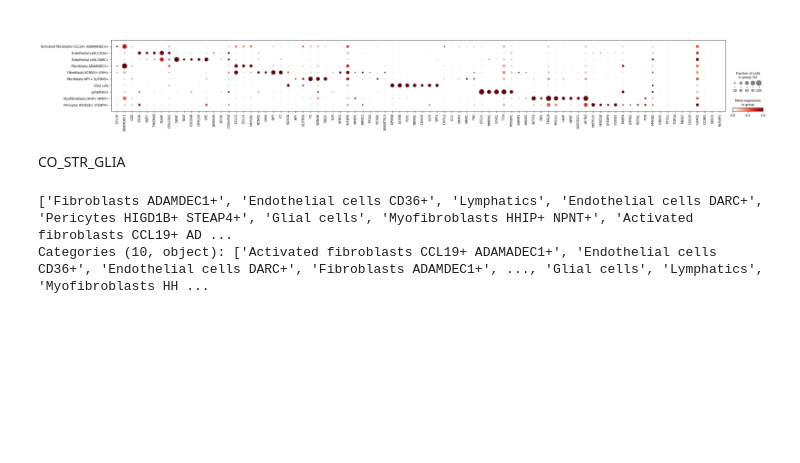
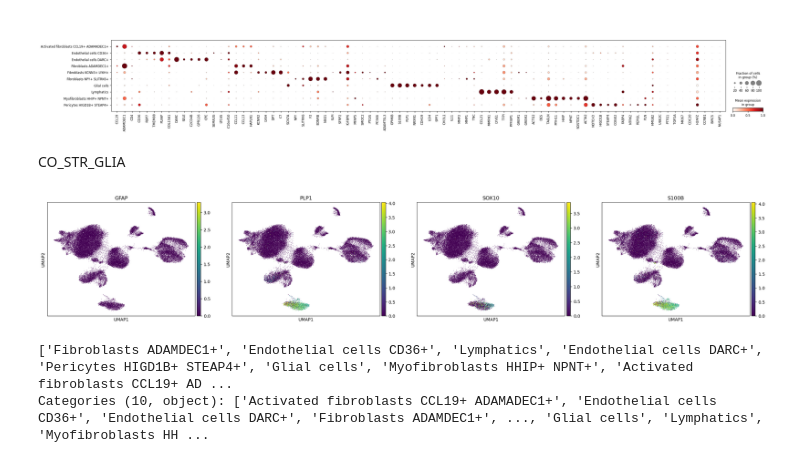
Before and after one commit to HaeunKim45/NIM_practice, a Jupyter notebook: Kong(2023)_CO_STR.ipynb, the cells around one changed output. Saved outputs shown, nothing was run; the diff lists cells and outputs as text; code cells hidden in the pictures; blank space fills up the shorter version.

```diff
--- a/Kong(2023)_CO_STR.ipynb
+++ b/Kong(2023)_CO_STR.ipynb
@@ -217,6 +217,14 @@ sc.pl.dotplot(
 [figure]
 # %% [markdown]
 CO_STR_GLIA
+# %%
+sc.pl.umap(
+    adata_CO,
+    color=["GFAP", "PLP1", "SOX10", "S100B"],
+    use_raw=True  # raw 데이터 사용
+)
+# %% [output]
+[figure, added]
 # %%
 print(adata_CO.obs['cell_type'].unique())
 # %% [output]
```
Also changed, not shown: parts of 5 cells of this notebook, 1 other file.
